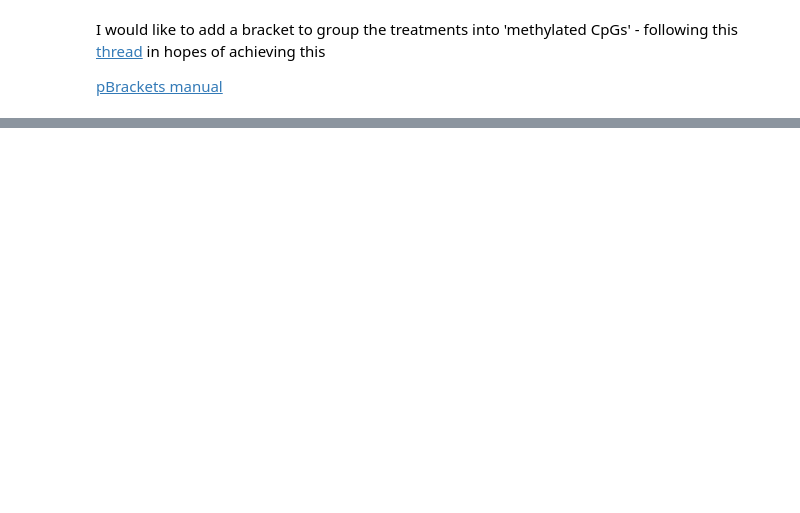
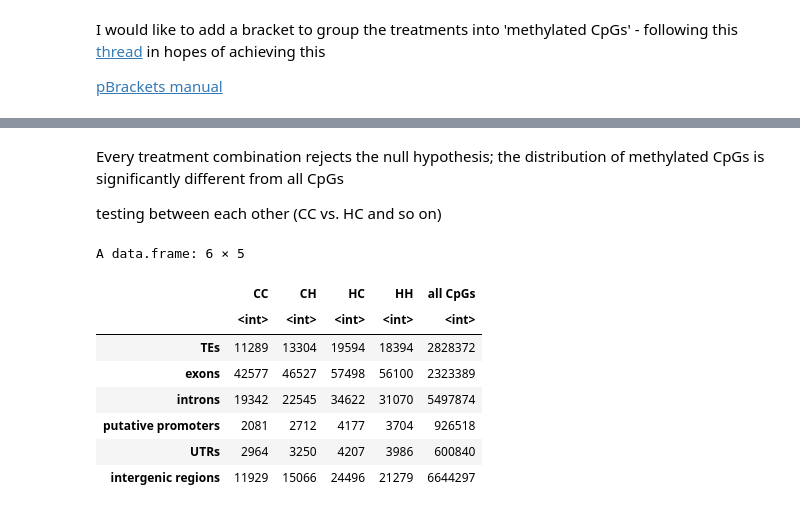
Before and after one commit to jgmcdonough/CE18_methylRAD_analysis, a Jupyter notebook: analysis/genomic_feature_tracks/create_proportionPlot.ipynb, the cells around one changed output, grey strips where cells are left out. Cells and saved outputs as stored; diff of their text form; code cells hidden in the pictures; blank space fills up the shorter version.

```diff
--- a/analysis/genomic_feature_tracks/create_proportionPlot.ipynb
+++ b/analysis/genomic_feature_tracks/create_proportionPlot.ipynb
@@ -184,0 +333,16 @@ I would like to add a bracket to group the treatments into 'methylated CpGs' - f
+# %% [markdown]
+Every treatment combination rejects the null hypothesis; the distribution of methylated CpGs is significantly different from all CpGs
+
+testing between each other (CC vs. HC and so on)
+# %%
+head(overlap)
+# %% [output]
+A data.frame: 6 × 5
+|  | CC | CH | HC | HH | all CpGs |
+|  | <int> | <int> | <int> | <int> | <int> |
+| TEs | 11289 | 13304 | 19594 | 18394 | 2828372 |
+| exons | 42577 | 46527 | 57498 | 56100 | 2323389 |
+| introns | 19342 | 22545 | 34622 | 31070 | 5497874 |
+| putative promoters | 2081 | 2712 | 4177 | 3704 | 926518 |
+| UTRs | 2964 | 3250 | 4207 | 3986 | 600840 |
+| intergenic regions | 11929 | 15066 | 24496 | 21279 | 6644297 |
```
Also changed, not shown: parts of 9 cells of this notebook.
